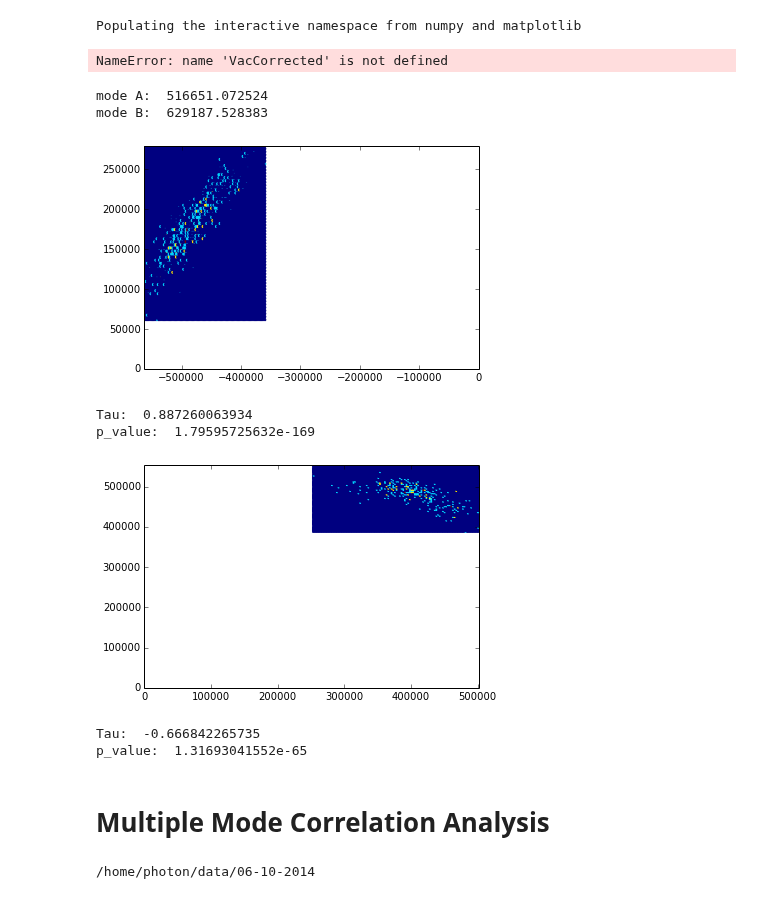
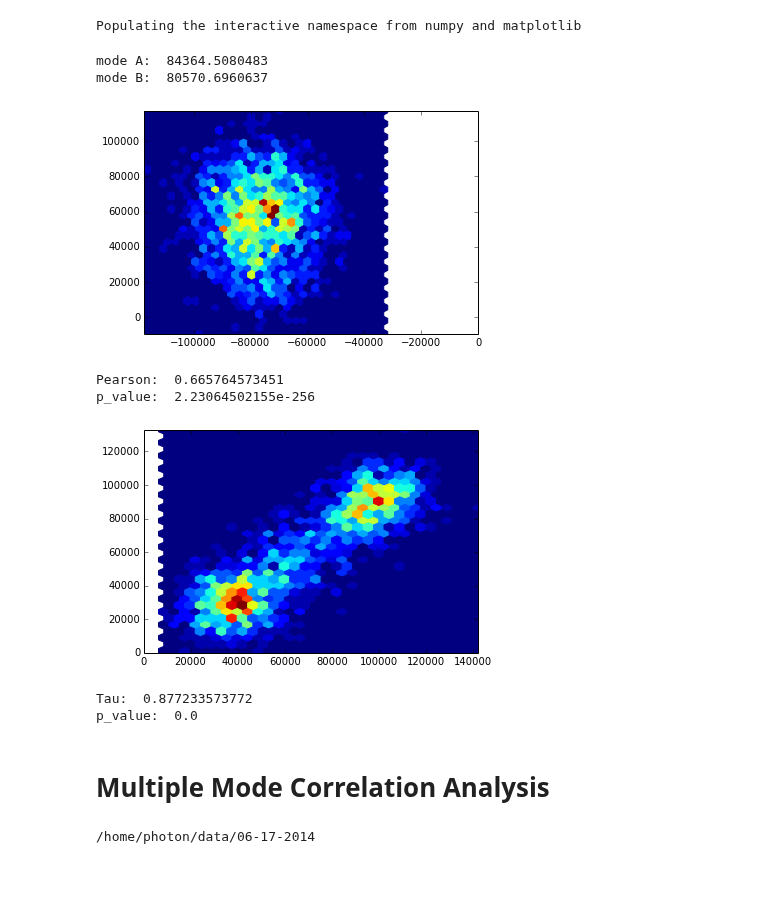
Before and after one commit to DawesLab/CCDimage, a Jupyter notebook: Two Mode Analysis.ipynb, the cells around one changed output. Saved outputs shown, nothing was run; the diff lists cells and outputs as text; code cells hidden in the pictures.

```diff
--- a/Two Mode Analysis.ipynb
+++ b/Two Mode Analysis.ipynb
@@ -12,22 +12,20 @@ import numpy as np
 # %%
 import scipy.stats as sp
 # %%
-modeA = 85
-modeB = 87
+modeA = 171
+modeB = 174
 outputA = VacCorrected[modeA,:,:].flatten()  # Choose the mode to analyze
 outputB = VacCorrected[modeB,:,:].flatten()  # Choose the mode to analyze
-# %% [output]
-NameError: name 'VacCorrected' is not defined
 # %%
 print "mode A: ", np.abs(outputA).mean()
 print "mode B: ", np.abs(outputB).mean()
 # %% [output]
-mode A:  516651.072524
-mode B:  629187.528383
+mode A:  84364.5080483
+mode B:  80570.6960637
 # %%
 x = np.real(outputB)
 y = np.real(outputA)
-hexbin(x,y)
+hexbin(x,y,gridsize=30)
 xmin = min(x.min(),0)
 xmax = max(x.max(),0)
 ymin = min(y.min(),0)
@@ -35,29 +33,29 @@ ymax = max(y.max(),0)
 axis([xmin, xmax, ymin, ymax])
 savefig(filename_root + "_modes_" + str(modeA) + "_" + str(modeB) + "_real.png")
 # %% [output]
-[figure, old version]
+[figure, new version]
 # %%
 x = np.real(outputB)
 y = np.real(outputA)
 Tau, p_value = sp.pearsonr(x, y)
 # %%
-print "Tau: ", Tau
+print "Pearson: ", Tau
 print "p_value: ", p_value
 # %% [output]
-Tau:  0.887260063934
-p_value:  1.79595725632e-169
+Pearson:  0.665764573451
+p_value:  2.23064502155e-256
 # %%
 x = np.imag(outputB)
 y = np.imag(outputA)
-hexbin(x,y)
+hexbin(x,y,gridsize=30)
 xmin = min(x.min(),0)
 xmax = max(x.max(),0)
 ymin = min(y.min(),0)
 ymax = max(y.max(),0)
 axis([xmin, xmax, ymin, ymax])
 savefig(filename_root + "_modes_" + str(modeA) + "_" + str(modeB) + "_imag.png")
 # %% [output]
-[figure, old version]
+[figure, new version]
 # %%
 x = np.imag(outputB)
 y = np.imag(outputA)
@@ -66,14 +64,14 @@ Tau, p_value = sp.pearsonr(x, y)
 print "Tau: ", Tau
 print "p_value: ", p_value
 # %% [output]
-Tau:  -0.666842265735
-p_value:  1.31693041552e-65
+Tau:  0.877233573772
+p_value:  0.0
 # %% [markdown]
 # Multiple Mode Correlation Analysis
 # %%
-cd '/home/photon/data/06-10-2014/'
+cd '/home/photon/data/06-17-2014'
 # %% [output]
-/home/photon/data/06-10-2014
+/home/photon/data/06-17-2014
 # %%
 ls
 # %% [output]
```
Also changed, not shown: parts of 7 cells of this notebook, 8 other files.
